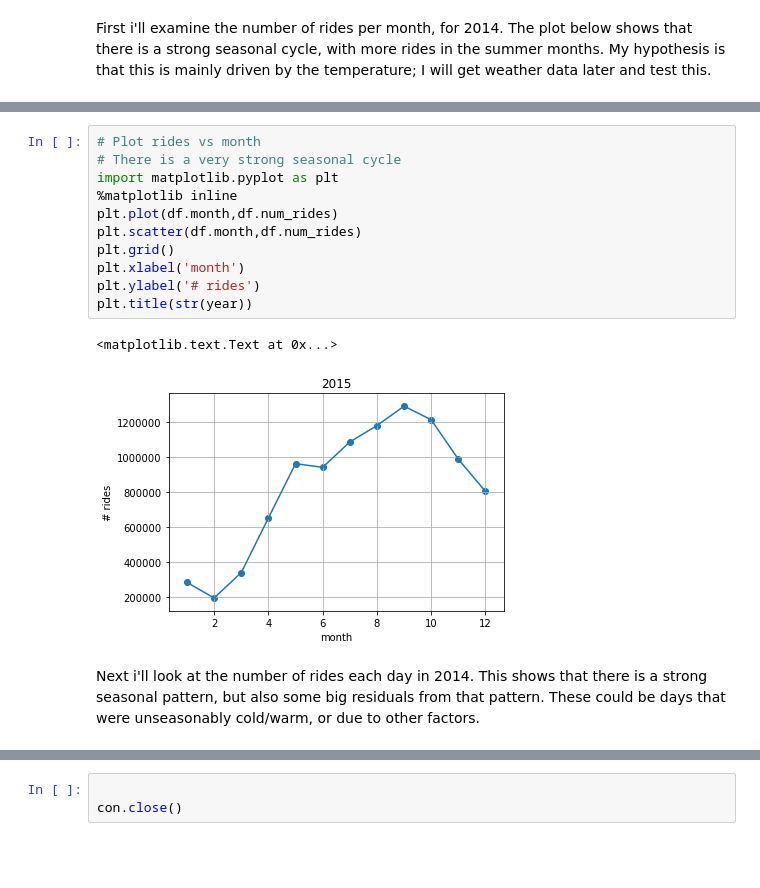
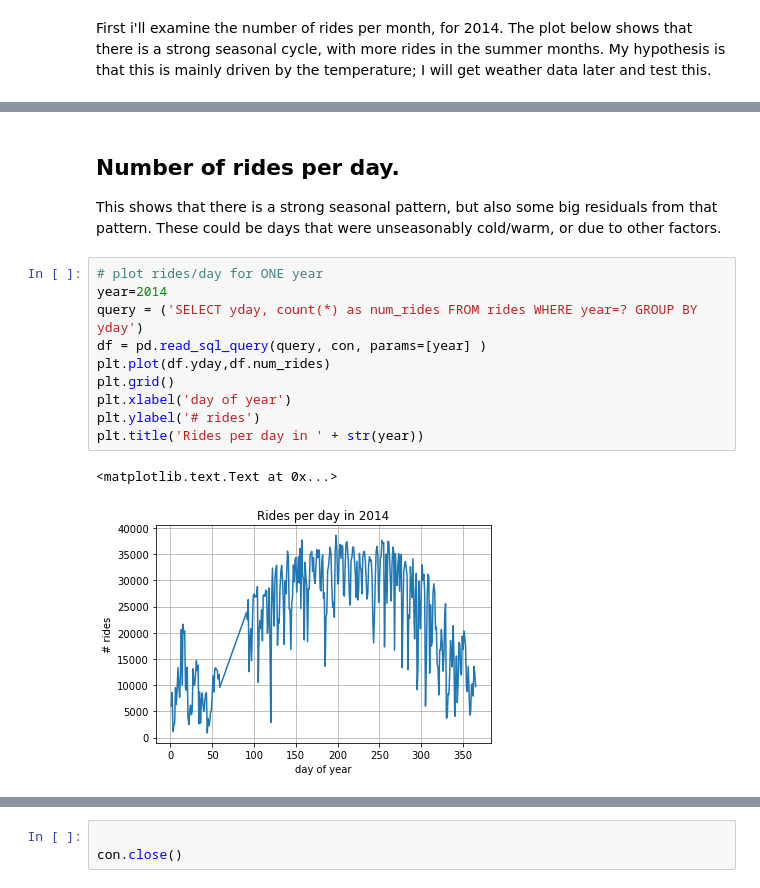
Before and after one commit to andypicke/Springboard_DataScience, a Jupyter notebook: Capstone_1/citibike_EDA.ipynb, the cells around one changed output, grey strips where cells are left out. Cells and saved outputs as stored; diff of their text form; blank space fills up the shorter version.

```diff
--- a/Capstone_1/citibike_EDA.ipynb
+++ b/Capstone_1/citibike_EDA.ipynb
@@ -49,16 +54,16 @@ df
-# %%
-# Plot rides vs month
-# There is a very strong seasonal cycle
-import matplotlib.pyplot as plt
-%matplotlib inline
-plt.plot(df.month,df.num_rides)
-plt.scatter(df.month,df.num_rides)
-plt.grid()
-plt.xlabel('month')
-plt.ylabel('# rides')
-plt.title(str(year))
-# %% [output]
-<matplotlib.text.Text at 0x...>
-[figure, removed]
 # %% [markdown]
-Next i'll look at the number of rides each day in 2014. This shows that there is a strong seasonal pattern, but also some big residuals from that pattern. These could be days that were unseasonably cold/warm, or due to other factors.
+## Number of rides per day.
+This shows that there is a strong seasonal pattern, but also some big residuals from that pattern. These could be days that were unseasonably cold/warm, or due to other factors.
+# %%
+# plot rides/day for ONE year
+year=2014
+query = ('SELECT yday, count(*) as num_rides FROM rides WHERE year=? GROUP BY yday')
+df = pd.read_sql_query(query, con, params=[year] )
+plt.plot(df.yday,df.num_rides)
+plt.grid()
+plt.xlabel('day of year')
+plt.ylabel('# rides')
+plt.title('Rides per day in ' + str(year))
+# %% [output]
+<matplotlib.text.Text at 0x...>
+[figure, added]
```
Also changed, not shown: parts of 24 cells of this notebook.
